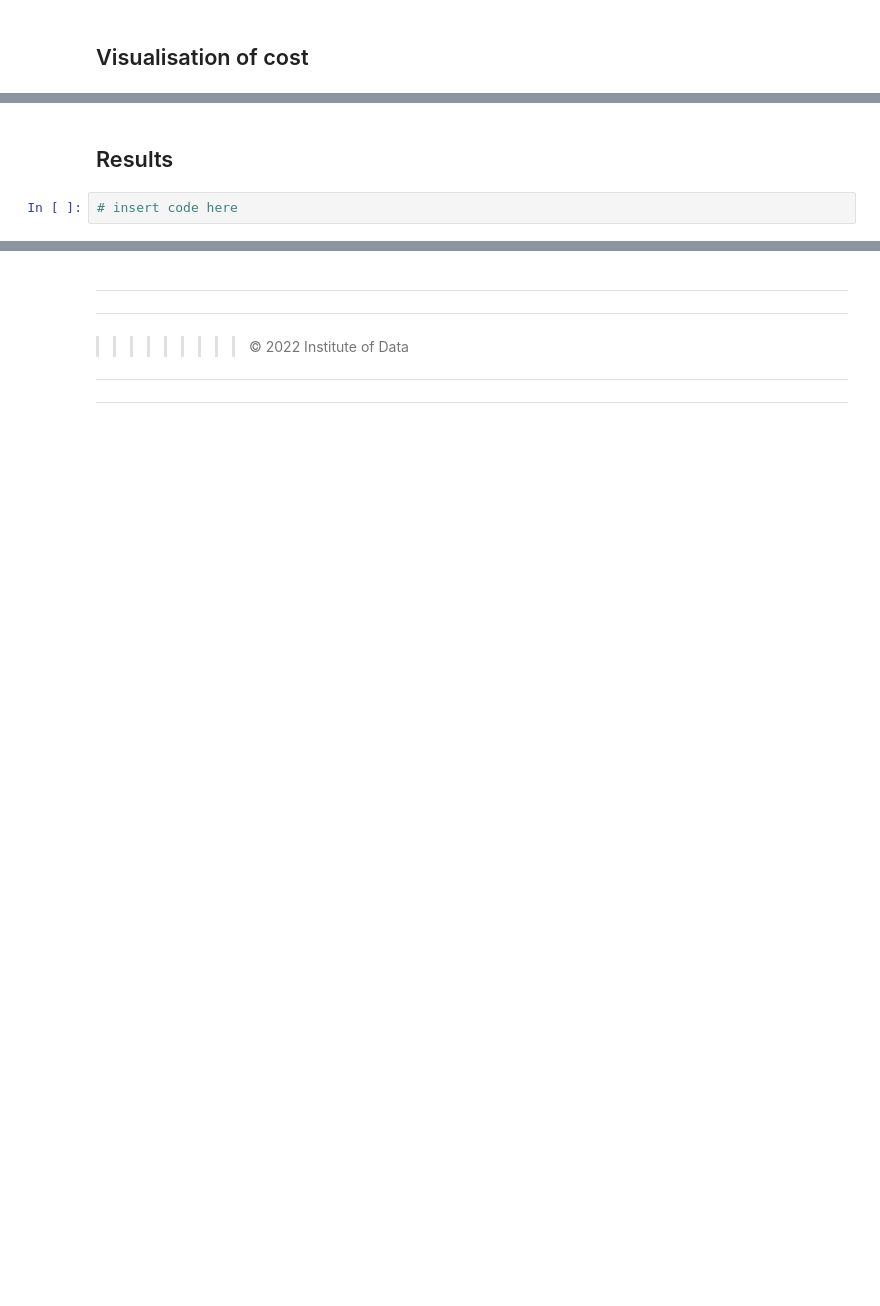
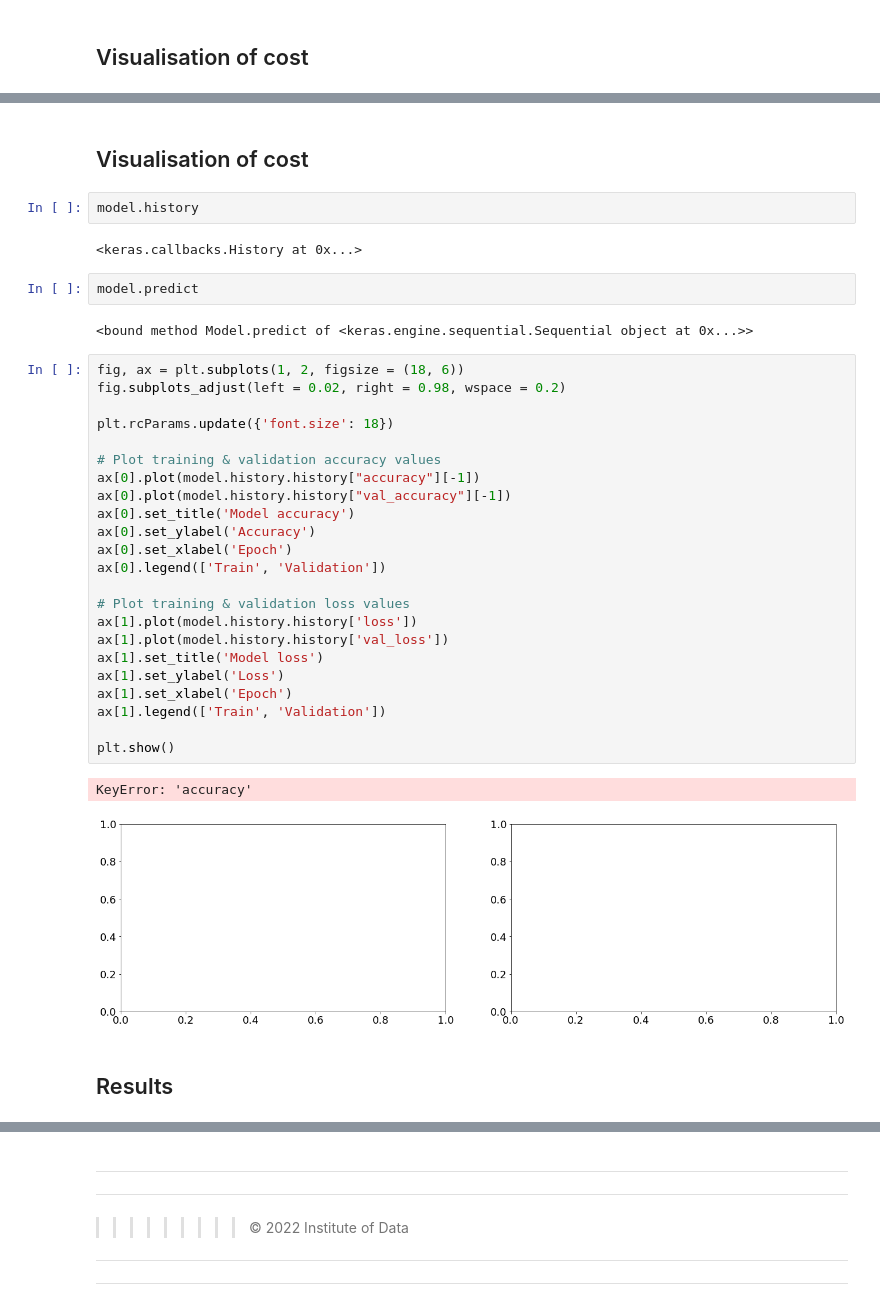
Before and after one commit to Jescolbourne/IOD, a Jupyter notebook: Module9/Lab/IOD_Lab-9_2.ipynb, the cells around one changed output, grey strips where cells are left out. Drawn from its saved outputs; the diff is of its cells as text; blank space fills up the shorter version.

```diff
--- a/Module9/Lab/IOD_Lab-9_2.ipynb
+++ b/Module9/Lab/IOD_Lab-9_2.ipynb
@@ -253,4 +365,38 @@ predictions = model.predict_classes(X_test)
+# %% [markdown]
+## Visualisation of cost
+# %%
+model.history
+# %% [output]
+<keras.callbacks.History at 0x...>
+# %%
+model.predict
+# %% [output]
+<bound method Model.predict of <keras.engine.sequential.Sequential object at 0x...>>
+# %%
+fig, ax = plt.subplots(1, 2, figsize = (18, 6))
+fig.subplots_adjust(left = 0.02, right = 0.98, wspace = 0.2)
+
+plt.rcParams.update({'font.size': 18})
+
+# Plot training & validation accuracy values
+ax[0].plot(model.history.history["accuracy"][-1])
+ax[0].plot(model.history.history["val_accuracy"][-1])
+ax[0].set_title('Model accuracy')
+ax[0].set_ylabel('Accuracy')
+ax[0].set_xlabel('Epoch')
+ax[0].legend(['Train', 'Validation'])
+
+# Plot training & validation loss values
+ax[1].plot(model.history.history['loss'])
+ax[1].plot(model.history.history['val_loss'])
+ax[1].set_title('Model loss')
+ax[1].set_ylabel('Loss')
+ax[1].set_xlabel('Epoch')
+ax[1].legend(['Train', 'Validation'])
+
+plt.show()
+# %% [output]
+KeyError: 'accuracy'
+[figure, added]
 # %% [markdown]
 ## Results
-# %%
-# insert code here
```
Also changed, not shown: parts of 15 cells of this notebook, 2 other files.
